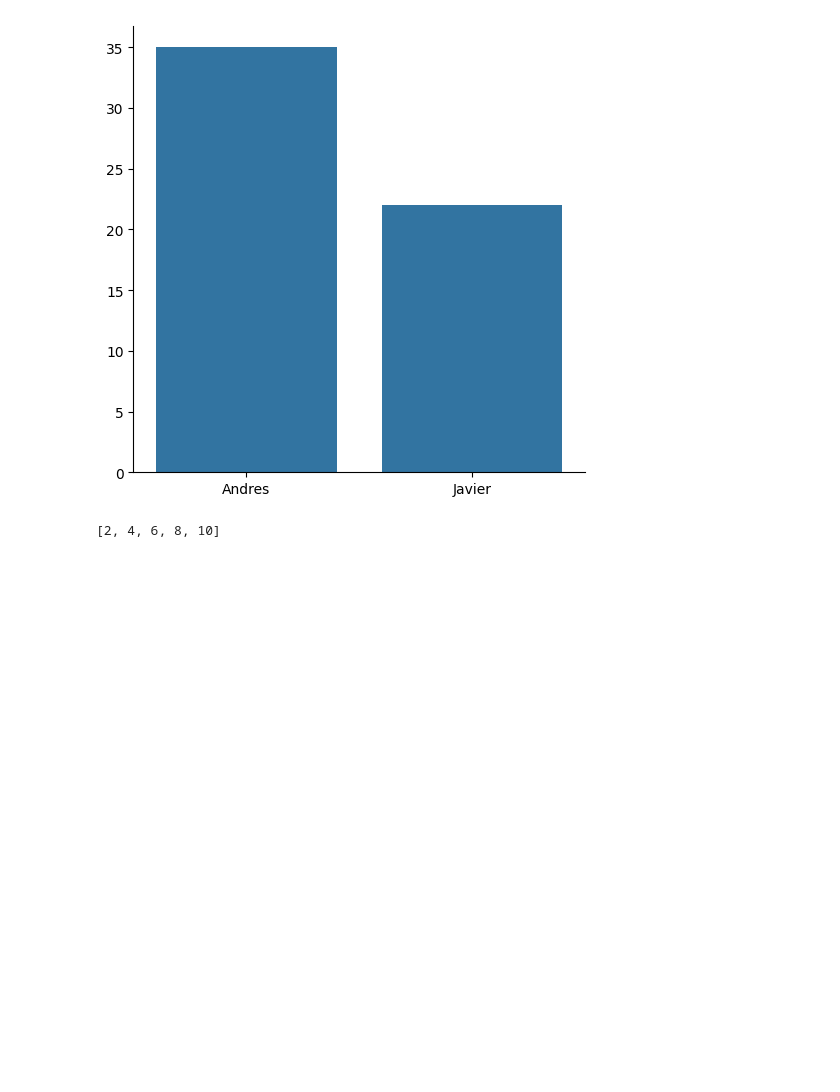
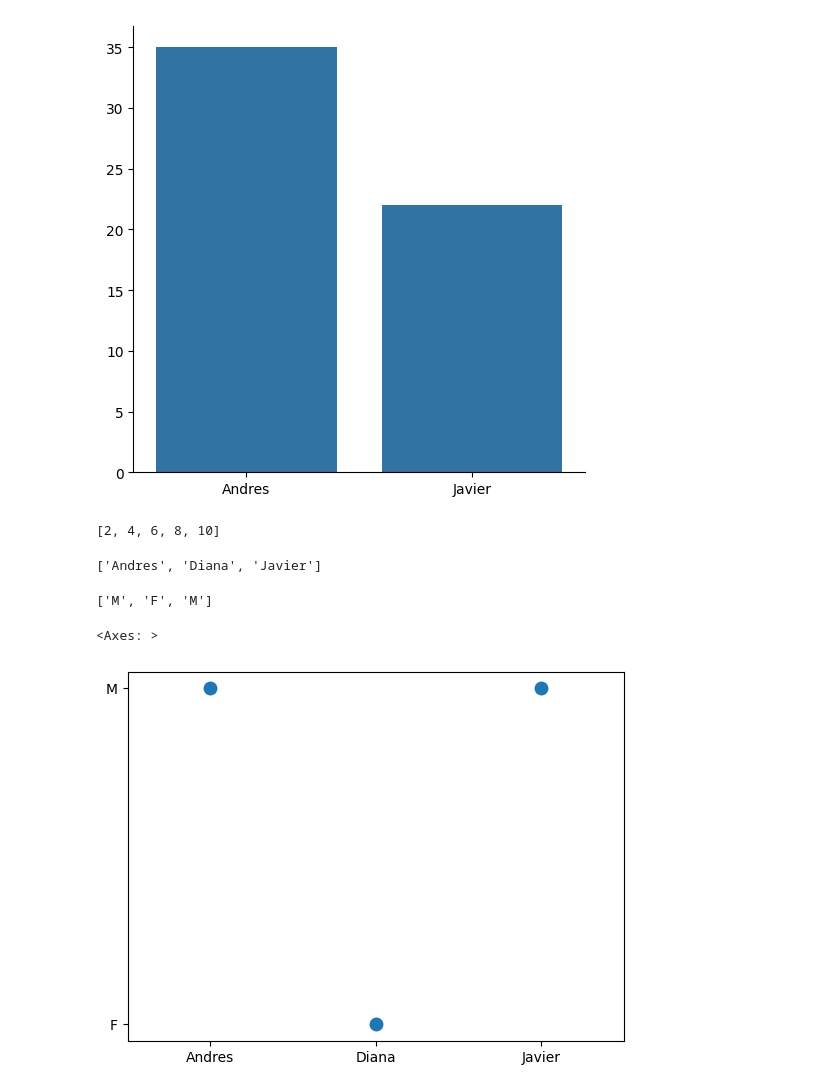
Before and after one commit to asegura4488/EDCO_IntroCienciaDatos, a Jupyter notebook: Semana1/Sesion1.ipynb, the cells around one changed output. Cells and saved outputs as stored; diff of their text form; code cells hidden in the pictures; blank space fills up the shorter version.

```diff
--- a/Semana1/Sesion1.ipynb
+++ b/Semana1/Sesion1.ipynb
@@ -206,3 +206,18 @@ lista = [ i for i in range(1,11) if i%2 == 0]
 lista
 # %% [output]
 [2, 4, 6, 8, 10]
+# %%
+nombres = [ persona['Nombre'] for persona in BaseDatos.values() ]
+generos = [ persona['Genero'] for persona in BaseDatos.values() ]
+nombres
+# %% [output]
+['Andres', 'Diana', 'Javier']
+# %%
+generos
+# %% [output]
+['M', 'F', 'M']
+# %%
+sns.stripplot(x=nombres, y=generos, size=10)
+# %% [output]
+<Axes: >
+[figure, added]
```
